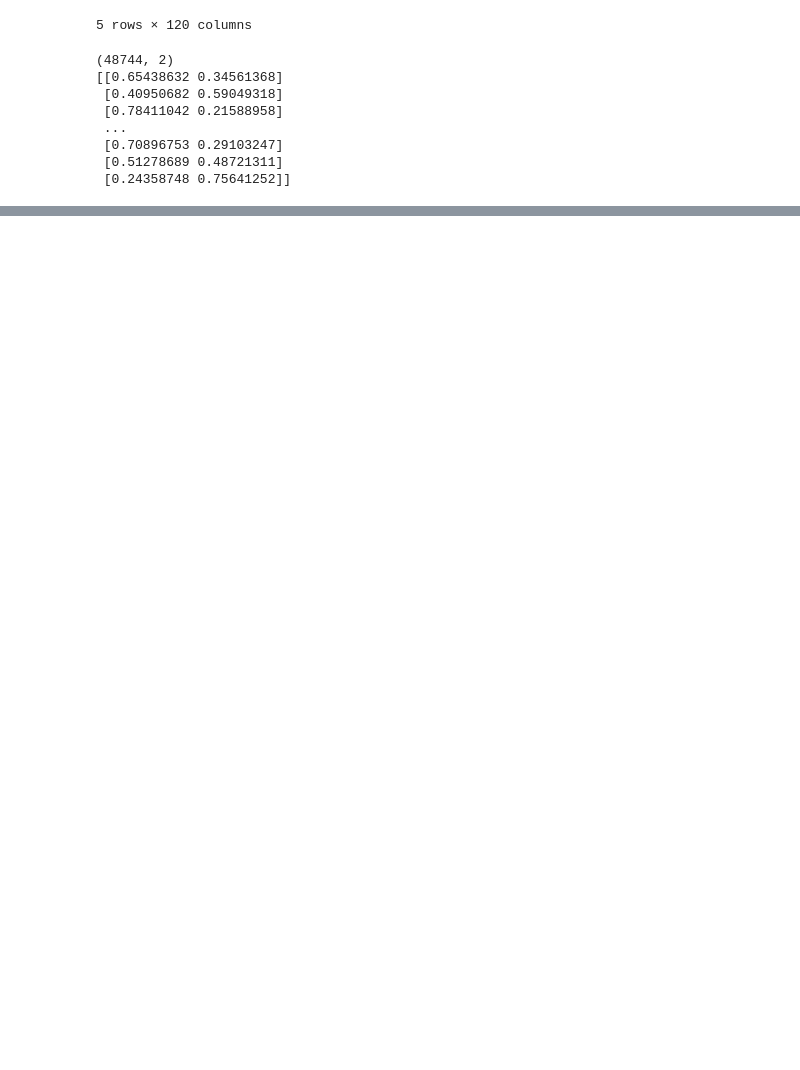
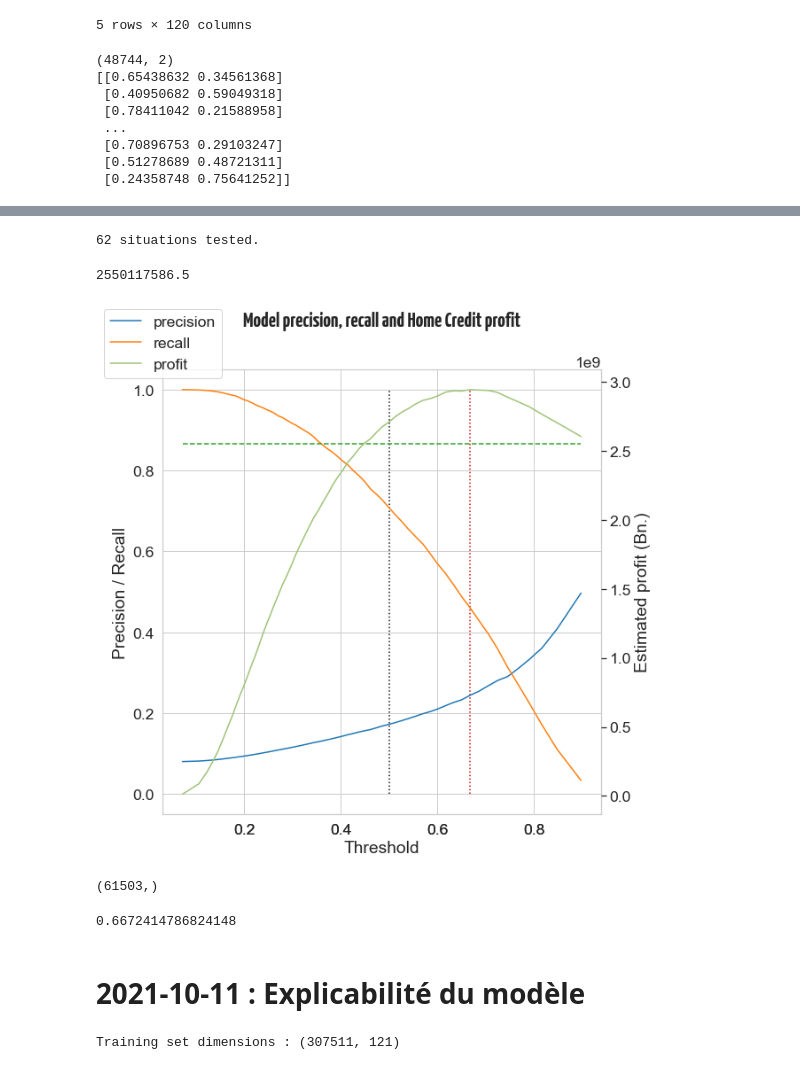
Before and after one commit to gitadum/credit_risk_rating, a Jupyter notebook: 00_notebooks/03_Modelling.ipynb, the cells around one changed output, grey strips where cells are left out. Saved outputs shown, nothing was run; the diff lists cells and outputs as text; code cells hidden in the pictures; blank space fills up the shorter version.

```diff
--- a/00_notebooks/03_Modelling.ipynb
+++ b/00_notebooks/03_Modelling.ipynb
@@ -1923,0 +2040,4 @@ print(probas)
+# %%
+# Fonction de modèle final avec un seuil de décision paramétrable
+def final_model(model, X, threshold=0.5):
+    return np.array(model.predict_proba(X)[:,1] > threshold, dtype=int)
@@ -1923,0 +2056,58 @@ print(probas)
+# %%
+def get_profit_curve(threshold):
+    total_profits = []
+    for t in threshold:
+        df_test.loc[:, 'PREDICT'] = final_model(model, X_test, threshold=t)
+        total_profit = sum(home_credit_profits(df_test))
+        total_profits.append(total_profit)
+    df_test.loc[:, 'PREDICT'] = final_model(model, X_test)
+    return total_profits
+# %%
+gross_profit_curve = get_profit_curve(threshold[::1000])
+print(len(gross_profit_curve), 'situations tested.')
+# %% [output]
+62 situations tested.
+# %%
+# Calcul du profit réalisé dans le cas où aucun dossier ne serait refusé
+df_test.loc[:, 'PREDICT'] = np.array([0] * df_test.shape[0])
+baseline_profit = sum(home_credit_profits(df_test))
+print(baseline_profit)
+# %% [output]
+2550117586.5
+# %%
+fig = plt.figure(figsize=(9,9))
+
+ax1 = fig.add_subplot(111)
+ax1.plot(threshold[::1000], precision[::1000], label='precision',)
+ax1.plot(threshold[::1000], recall[::1000], label='recall')
+ax1.set_ylabel('Precision / Recall')
+ax1.set_xlabel('Threshold')
+ax2 = fig.add_subplot(111, sharex=ax1, frameon=False)
+ax2.plot(threshold[::1000], gross_profit_curve, label='profit', color='g')
+ax2.grid(None)
+ax2.yaxis.tick_right()
+ax2.yaxis.set_label_position('right')
+ax2.set_ylabel('Estimated profit (Bn.)')
+ax1.vlines([.5, threshold[::1000][np.argmax(gross_profit_curve)]], 0, 1,
+           colors=['k', 'r'], linestyle=':')
+ax2.hlines([baseline_profit], threshold[::1000][0], threshold[::1000][-1],
+           colors =['tab:green'], linestyle='--')
+fig.legend(loc='upper left')
+fig.suptitle('Model precision, recall and Home Credit profit',
+             **title_font)
+fig.tight_layout()
+figsave(fig, 'gross_profit_curve.png')
+plt.show()
+# %% [output]
+[figure, added]
+# %%
+np.array([0] * df_test.shape[0]).shape
+# %% [output]
+(61503,)
+# %%
+ideal_threshold = threshold[::1000][np.argmax(gross_profit_curve)]
+print(ideal_threshold)
+# %% [output]
+0.6672414786824148
+# %% [markdown]
+# 2021-10-11 : Explicabilité du modèle
@@ -1923,0 +2134,14 @@ print(probas)
+# %%
+# Chargement des jeux de données d'apprentissage et de test
+train = pd.read_csv('../02_data/application_train.csv', index_col=0)
+test = pd.read_csv('../02_data/application_test.csv', index_col=0)
+
+print('Training set dimensions :', train.shape)
+df = train.copy()
+
+# Séparation du jeu de données d'apprentissage entre entraînement et évaluation
+
+X_train, X_test, y_train, y_test = train_test_split(df.iloc[:,1:], df.iloc[:,0],
+                                                    test_size=.2,)
+# %% [output]
+Training set dimensions : (307511, 121)
```
Also changed, not shown: parts of 17 cells of this notebook.
